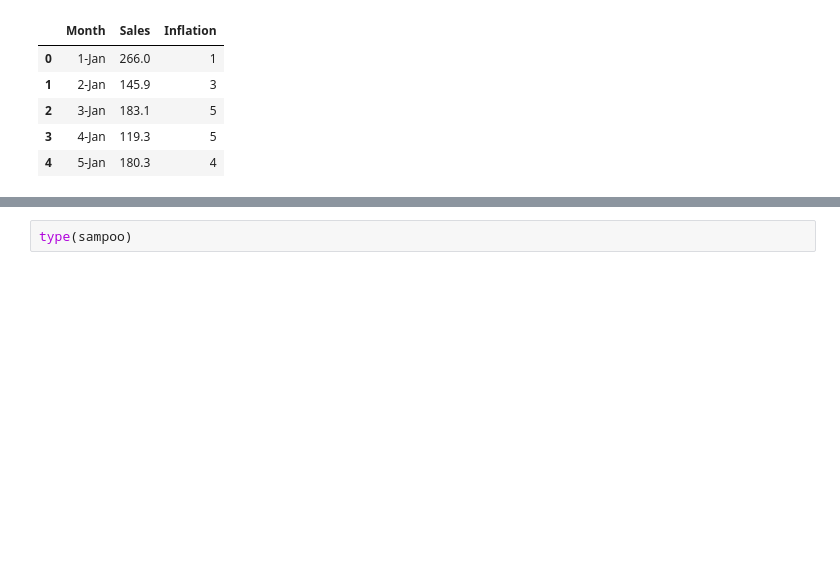
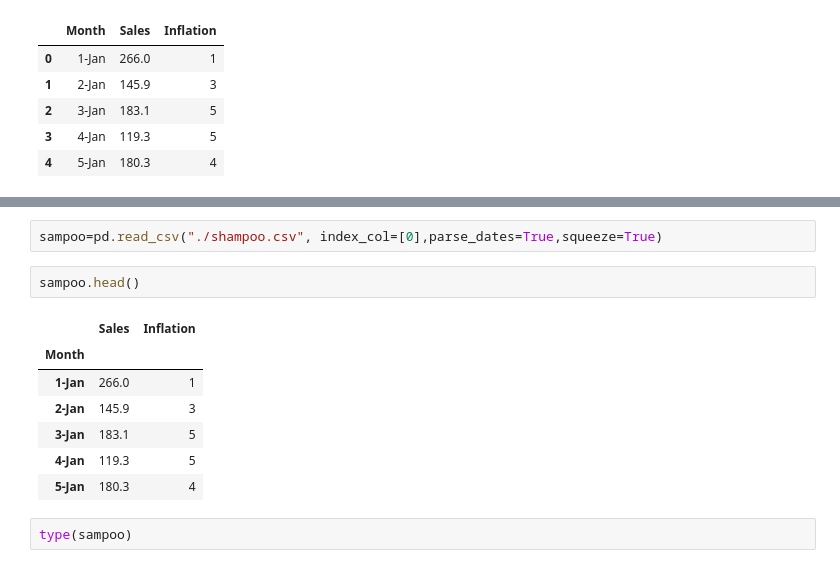
Before and after one commit to SKumarAshutosh/Time_Series_Analysis, a Jupyter notebook: notebook/time_series_analysis.ipynb, the cells around one changed output, grey strips where cells are left out. Drawn from its saved outputs; the diff is of its cells as text; blank space fills up the shorter version.

```diff
--- a/notebook/time_series_analysis.ipynb
+++ b/notebook/time_series_analysis.ipynb
@@ -16,3 +40,15 @@ sampoo.head()
+# %%
+sampoo=pd.read_csv("./shampoo.csv", index_col=[0],parse_dates=True,squeeze=True)
+# %%
+sampoo.head()
+# %% [output]
+|  | Sales | Inflation |
+| Month |  |  |
+| 1-Jan | 266.0 | 1 |
+| 2-Jan | 145.9 | 3 |
+| 3-Jan | 183.1 | 5 |
+| 4-Jan | 119.3 | 5 |
+| 5-Jan | 180.3 | 4 |
 # %%
 type(sampoo)
 # %% [output]
```
Also changed, not shown: parts of 7 cells of this notebook.
